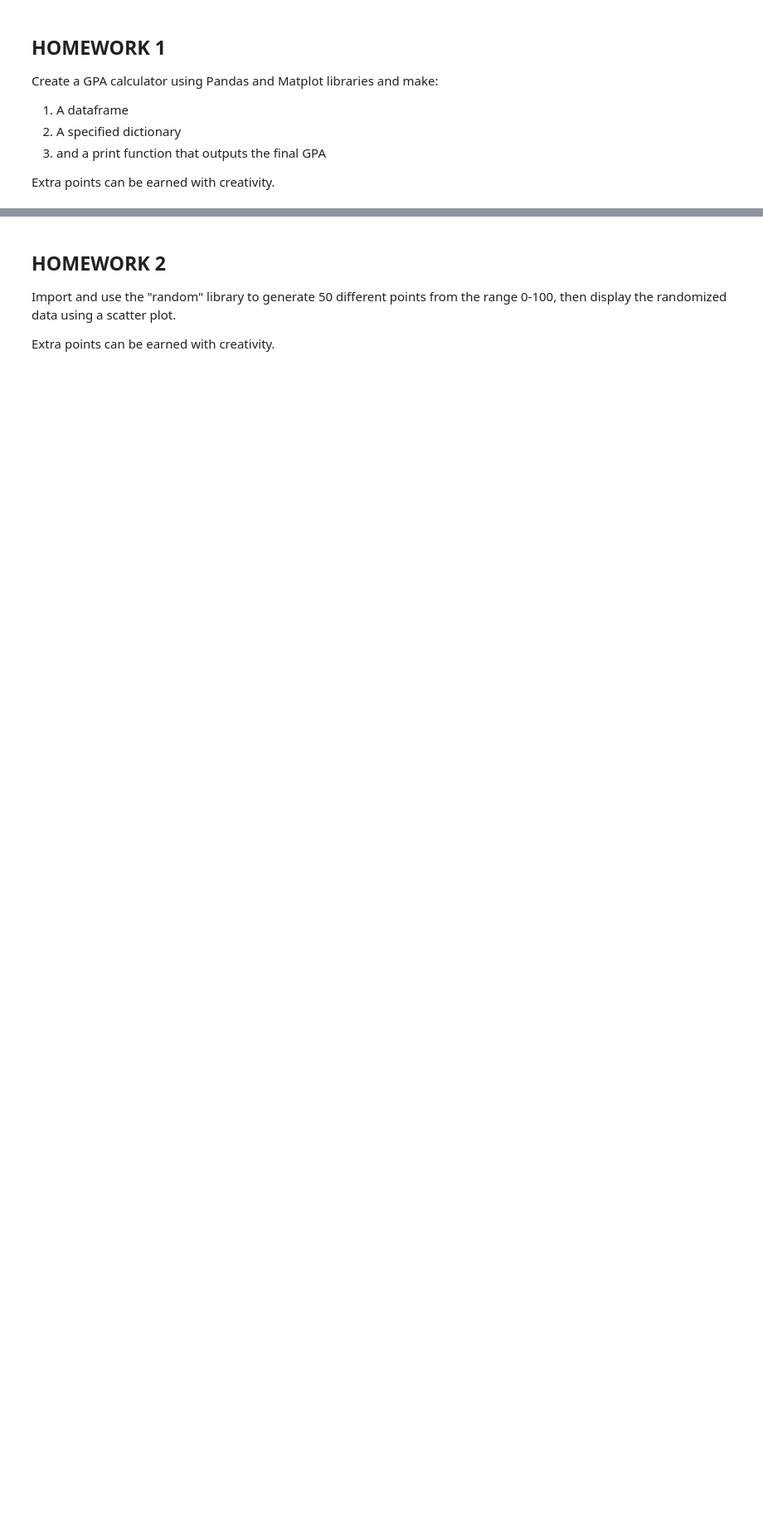
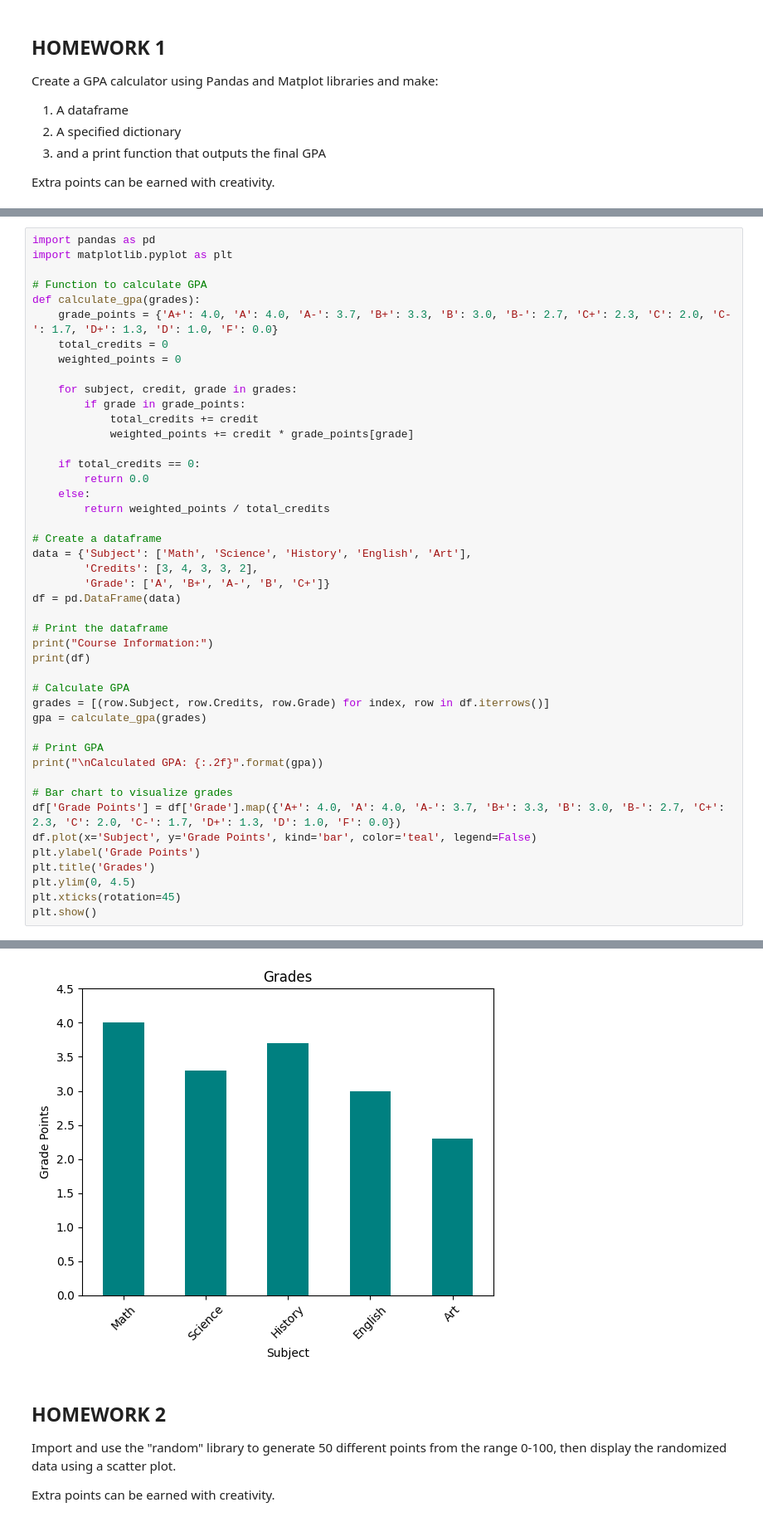
Before and after one commit to Delta760/delta760.github.io, a Jupyter notebook: _notebooks/2023-10-26-Python-Libraries (1).ipynb, the cells around one changed output, grey strips where cells are left out. Shown at 83% size. Saved outputs shown, nothing was run; the diff lists cells and outputs as text; blank space fills up the shorter version.

```diff
--- a/_notebooks/2023-10-26-Python-Libraries (1).ipynb
+++ b/_notebooks/2023-10-26-Python-Libraries (1).ipynb
@@ -216,0 +215,46 @@ Extra points can be earned with creativity.
+# %%
+import pandas as pd
+import matplotlib.pyplot as plt
+
+# Function to calculate GPA
+def calculate_gpa(grades):
+    grade_points = {'A+': 4.0, 'A': 4.0, 'A-': 3.7, 'B+': 3.3, 'B': 3.0, 'B-': 2.7, 'C+': 2.3, 'C': 2.0, 'C-': 1.7, 'D+': 1.3, 'D': 1.0, 'F': 0.0}
+    total_credits = 0
+    weighted_points = 0
+
+    for subject, credit, grade in grades:
+        if grade in grade_points:
+            total_credits += credit
+            weighted_points += credit * grade_points[grade]
+
+    if total_credits == 0:
+        return 0.0
+    else:
+        return weighted_points / total_credits
+
+# Create a dataframe
+data = {'Subject': ['Math', 'Science', 'History', 'English', 'Art'],
+        'Credits': [3, 4, 3, 3, 2],
+        'Grade': ['A', 'B+', 'A-', 'B', 'C+']}
+df = pd.DataFrame(data)
+
+# Print the dataframe
+print("Course Information:")
+print(df)
+
+# Calculate GPA
+grades = [(row.Subject, row.Credits, row.Grade) for index, row in df.iterrows()]
+gpa = calculate_gpa(grades)
+
+# Print GPA
+print("\nCalculated GPA: {:.2f}".format(gpa))
+
+# Bar chart to visualize grades
+df['Grade Points'] = df['Grade'].map({'A+': 4.0, 'A': 4.0, 'A-': 3.7, 'B+': 3.3, 'B': 3.0, 'B-': 2.7, 'C+': 2.3, 'C': 2.0, 'C-': 1.7, 'D+': 1.3, 'D': 1.0, 'F': 0.0})
+df.plot(x='Subject', y='Grade Points', kind='bar', color='teal', legend=False)
+plt.ylabel('Grade Points')
+plt.title('Grades')
+plt.ylim(0, 4.5)
+plt.xticks(rotation=45)
+plt.show()
+# %% [output]
@@ -217,3 +271,4 @@ Extra points can be earned with creativity.
+[figure, added]
 # %% [markdown]
 ## HOMEWORK 2
 
```
Also changed, not shown: parts of 4 cells of this notebook.
